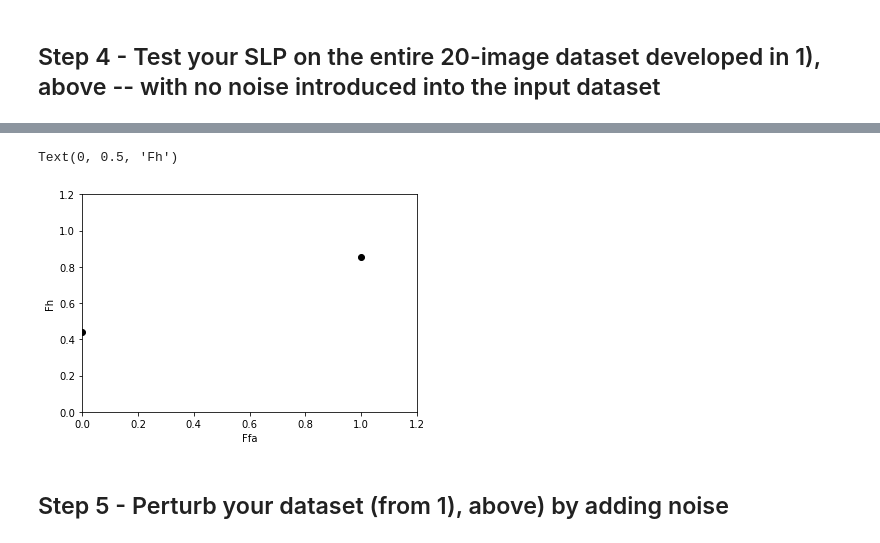
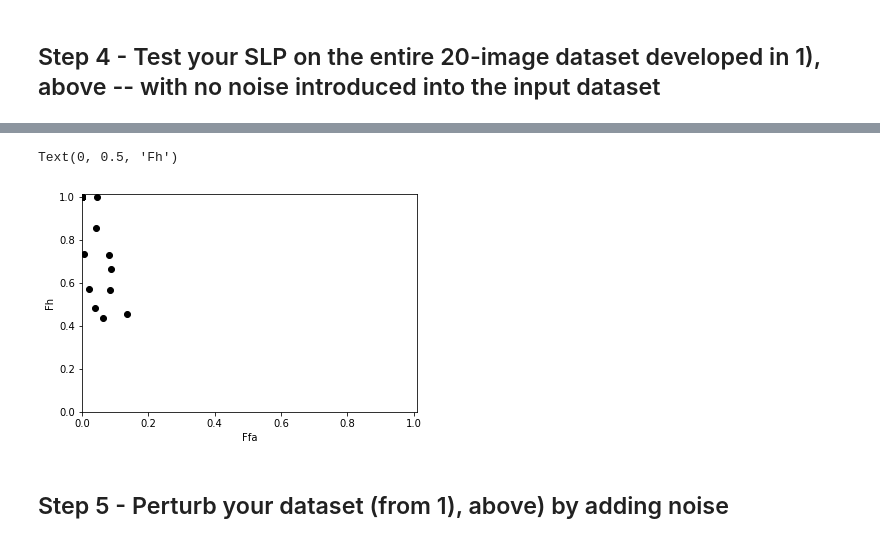
Before and after one commit to BazingaOo/CAP6615, a Jupyter notebook: HW1/CAP6615_Programming_Assignment#1Ap3.ipynb, the cells around one changed output, grey strips where cells are left out. Cells and saved outputs as stored; diff of their text form; code cells hidden in the pictures.

```diff
--- a/HW1/CAP6615_Programming_Assignment#1Ap3.ipynb
+++ b/HW1/CAP6615_Programming_Assignment#1Ap3.ipynb
@@ -397,12 +395,12 @@ Ffa_res
  0.08670520231213873]
 # %%
 # x = np.arange(0, 1, 0.1)
-plt.plot(Fh_res, 'o', color='black');
+plt.plot(Ffa_res, Fh_res, 'o', color='black');
 # plt.scatter(Ffa_res, x, s=80, facecolors='none', edgecolors='r')
-plt.xlim(0, 1.2)
-plt.ylim(0, 1.2)
+plt.xlim(0, 1.01)
+plt.ylim(0, 1.01)
 plt.xlabel("Ffa")
 plt.ylabel("Fh")
 # %% [output]
 Text(0, 0.5, 'Fh')
-[figure, old version]
+[figure, new version]
```
Also changed, not shown: parts of 29 cells of this notebook.
